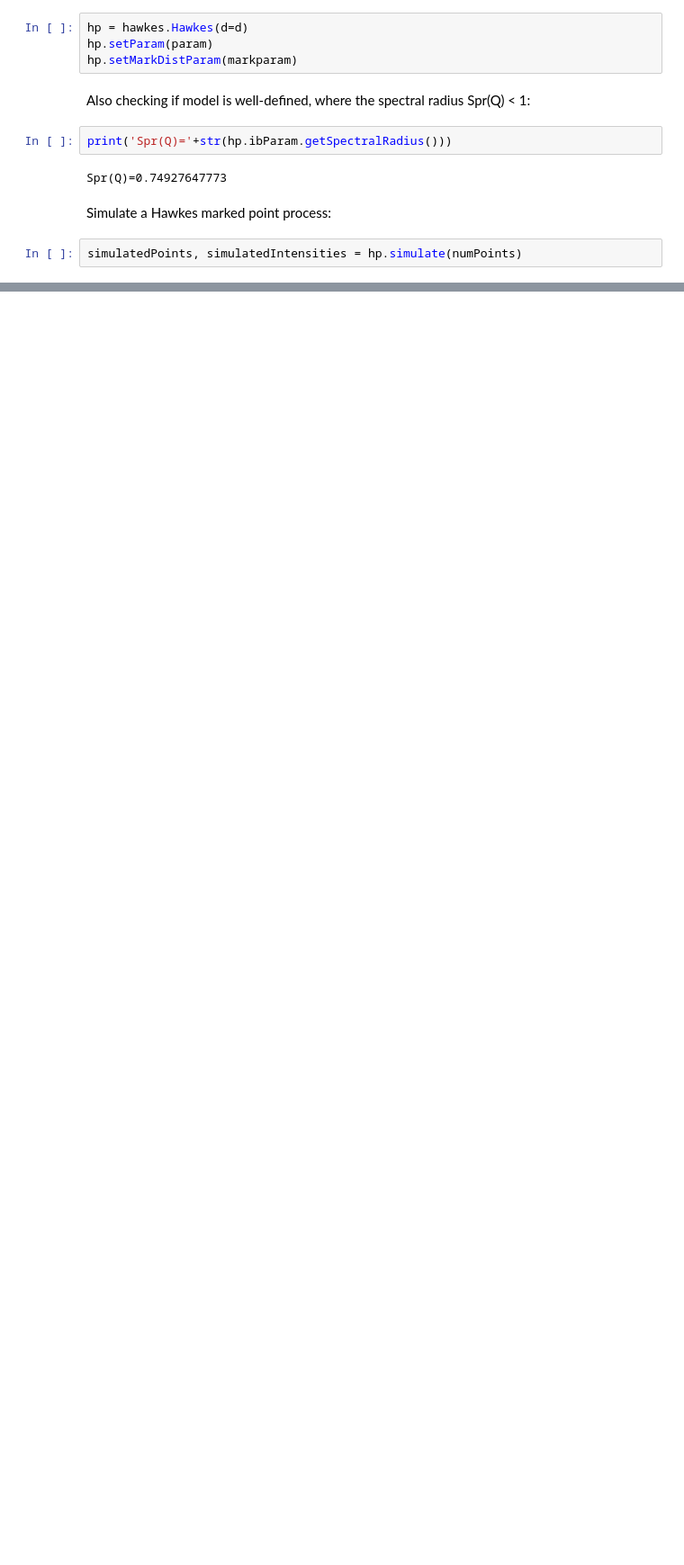
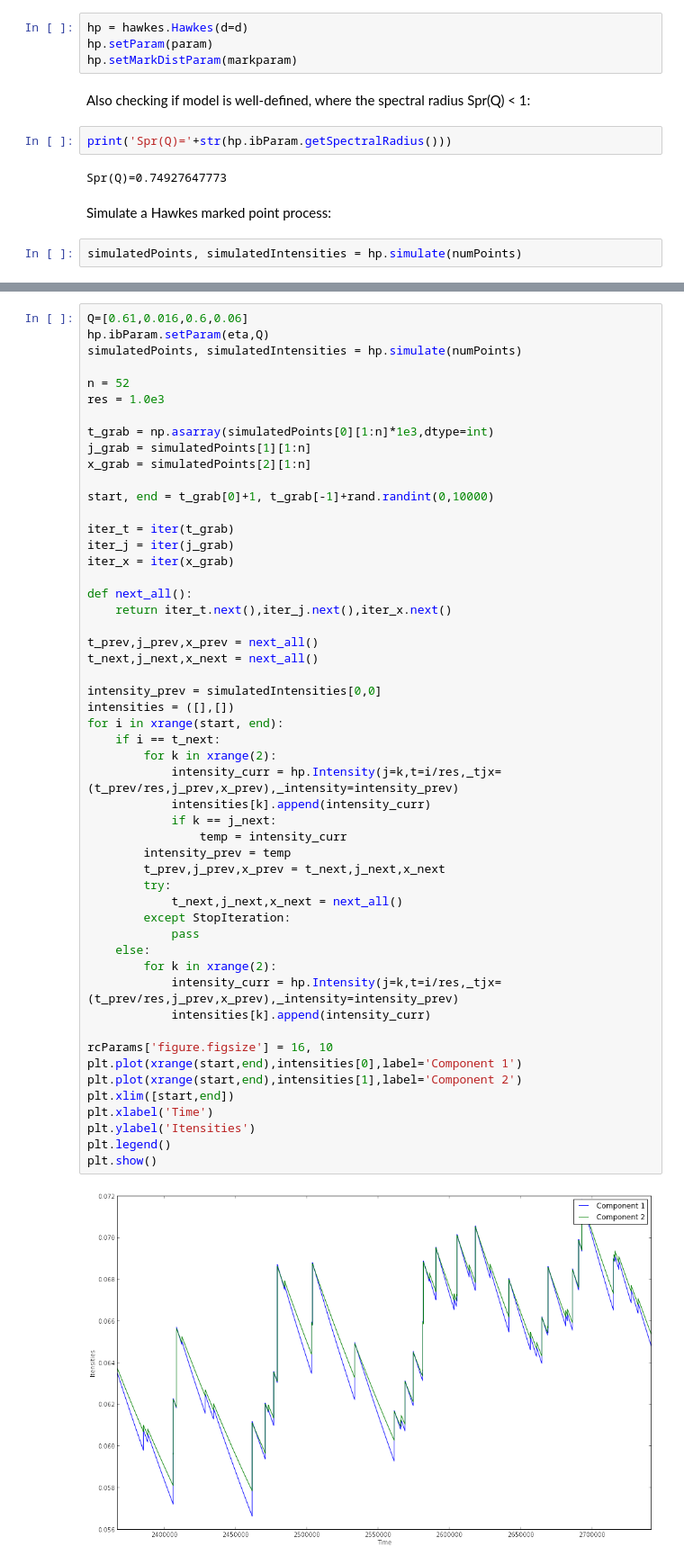
Before and after one commit to yesheenlim/PyHawkes, a Jupyter notebook: src/testSimulation.ipynb, the cells around one changed output, grey strips where cells are left out. Shown at 90% size. Drawn from its saved outputs; the diff is of its cells as text; blank space fills up the shorter version.

```diff
--- a/src/testSimulation.ipynb
+++ b/src/testSimulation.ipynb
@@ -80,0 +151,54 @@ for i,c in zip(xrange(d), colors):
+# %%
+Q=[0.61,0.016,0.6,0.06]
+hp.ibParam.setParam(eta,Q)
+simulatedPoints, simulatedIntensities = hp.simulate(numPoints)
+
+n = 52
+res = 1.0e3
+
+t_grab = np.asarray(simulatedPoints[0][1:n]*1e3,dtype=int)
+j_grab = simulatedPoints[1][1:n]
+x_grab = simulatedPoints[2][1:n]
+
+start, end = t_grab[0]+1, t_grab[-1]+rand.randint(0,10000)
+
+iter_t = iter(t_grab)
+iter_j = iter(j_grab)
+iter_x = iter(x_grab)
+
+def next_all():
+    return iter_t.next(),iter_j.next(),iter_x.next()
+
+t_prev,j_prev,x_prev = next_all()
+t_next,j_next,x_next = next_all()
+
+intensity_prev = simulatedIntensities[0,0]
+intensities = ([],[])
+for i in xrange(start, end):
+    if i == t_next:
+        for k in xrange(2):
+            intensity_curr = hp.Intensity(j=k,t=i/res,_tjx=(t_prev/res,j_prev,x_prev),_intensity=intensity_prev)
+            intensities[k].append(intensity_curr)
+            if k == j_next:
+                temp = intensity_curr
+        intensity_prev = temp
+        t_prev,j_prev,x_prev = t_next,j_next,x_next
+        try:
+            t_next,j_next,x_next = next_all()
+        except StopIteration:
+            pass
+    else:
+        for k in xrange(2):
+            intensity_curr = hp.Intensity(j=k,t=i/res,_tjx=(t_prev/res,j_prev,x_prev),_intensity=intensity_prev)
+            intensities[k].append(intensity_curr)
+
+rcParams['figure.figsize'] = 16, 10
+plt.plot(xrange(start,end),intensities[0],label='Component 1')
+plt.plot(xrange(start,end),intensities[1],label='Component 2')
+plt.xlim([start,end])
+plt.xlabel('Time')
+plt.ylabel('Itensities')
+plt.legend()
+plt.show()
+# %% [output]
+[figure, added]
```
Also changed, not shown: parts of 8 cells of this notebook.
